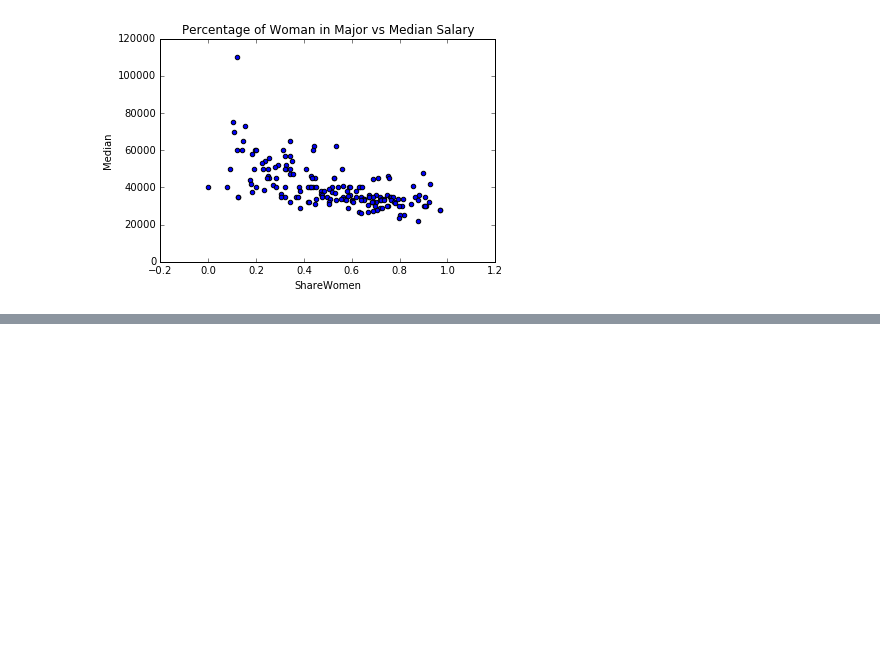
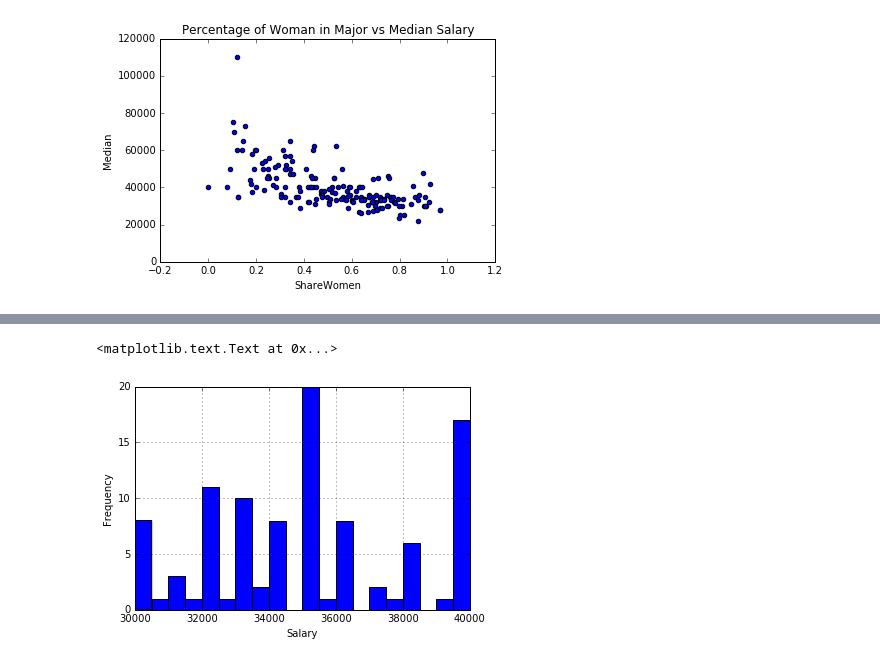
Before and after one commit to Overwear/Salary-Based-On-College-Majors, a Jupyter notebook: Basics.ipynb, the cells around one changed output, grey strips where cells are left out. Cells and saved outputs as stored; diff of their text form; code cells hidden in the pictures; blank space fills up the shorter version.

```diff
--- a/Basics.ipynb
+++ b/Basics.ipynb
@@ -134,0 +174,8 @@ ax7 = recent_grads.plot(x='ShareWomen', y='Median', kind='scatter', title='Perce
+# %%
+#Decreasing range to 20k-70k
+ax9 = recent_grads['Median'].hist(bins=20, range=(30000,40000))
+ax9.set_xlabel("Salary")
+ax9.set_ylabel("Frequency")
+# %% [output]
+<matplotlib.text.Text at 0x...>
+[figure, added]
```
Also changed, not shown: parts of 20 cells of this notebook.
